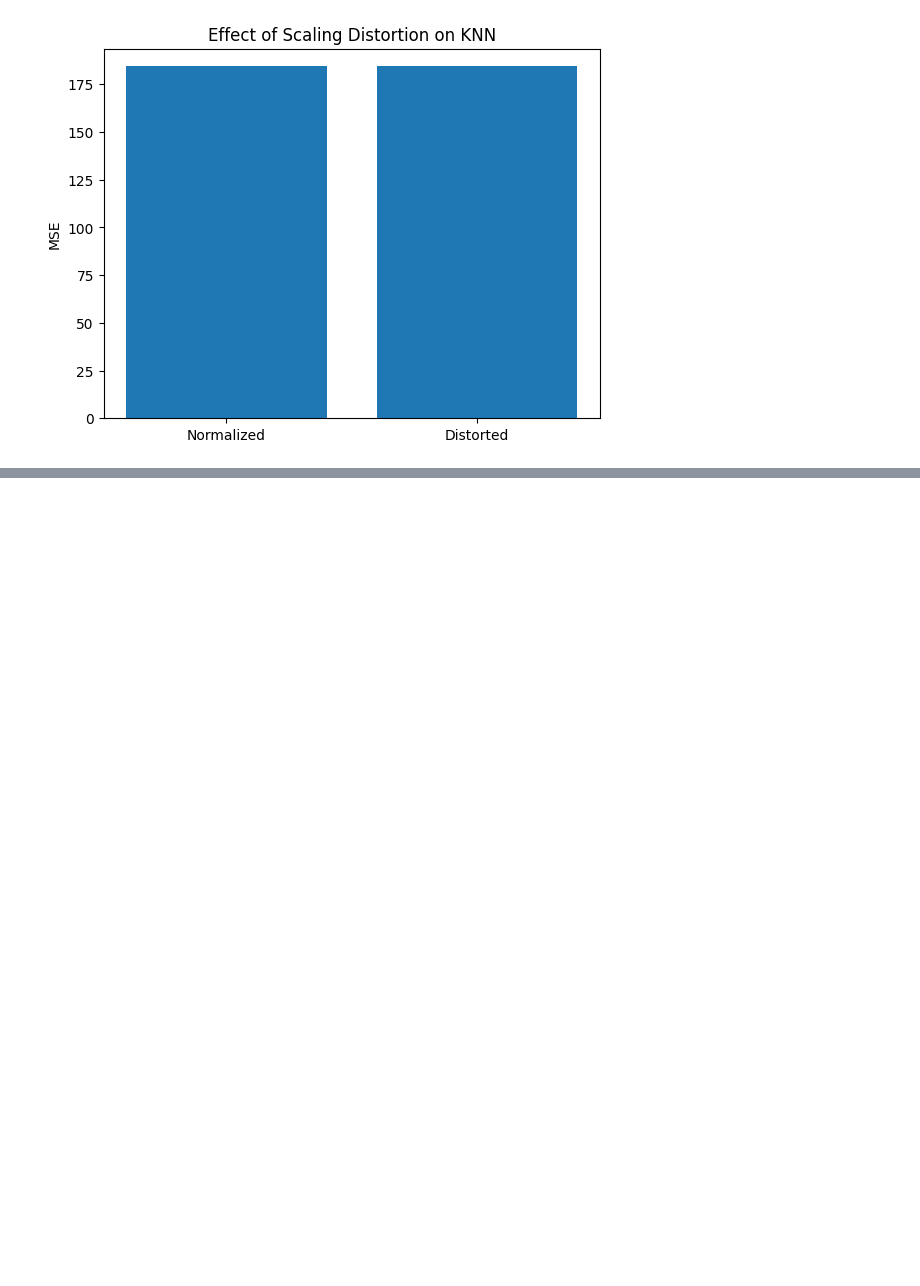
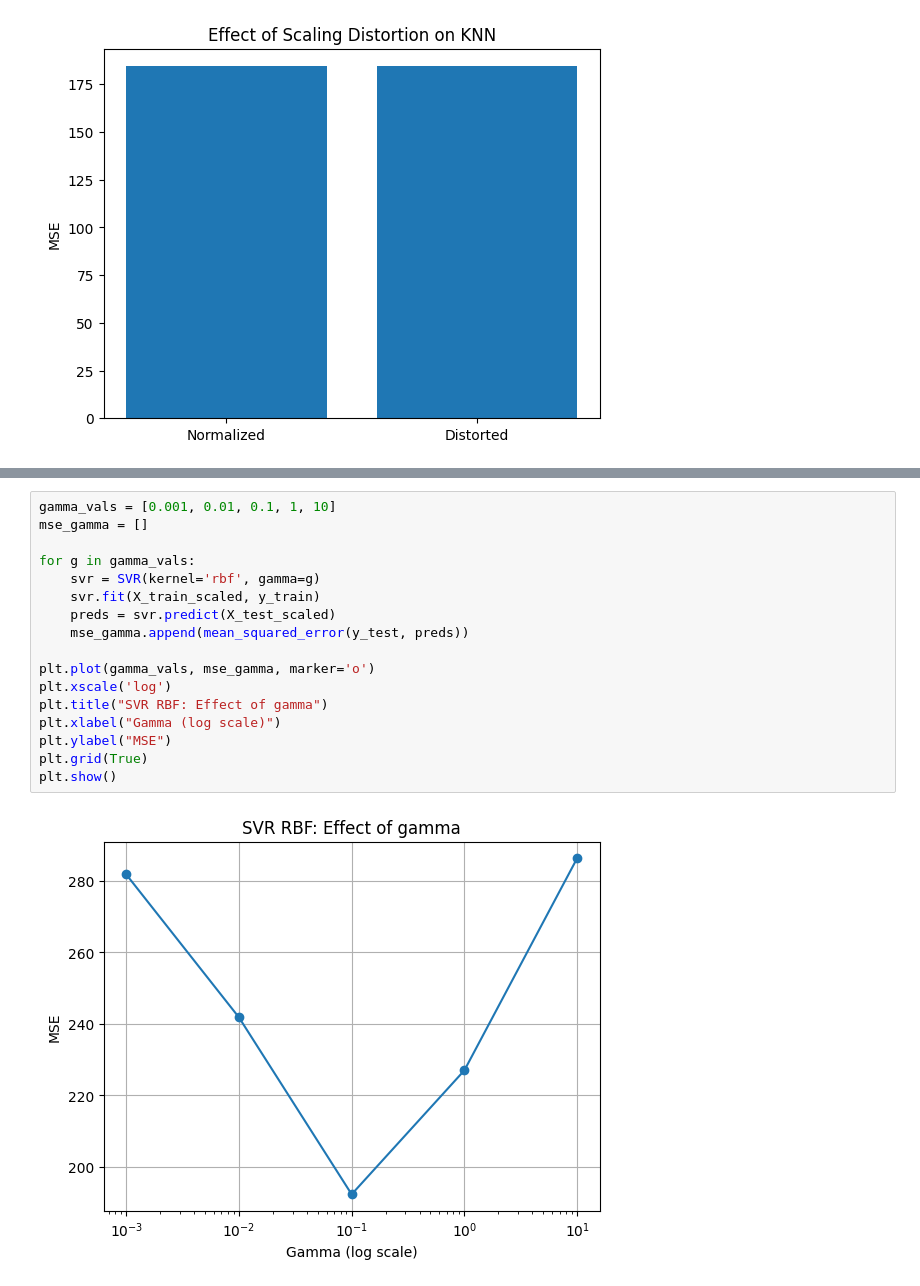
Before and after one commit to Datboy0127/Gamblers-CDS-Onboarding-Project, a Jupyter notebook: competition/SL_Regression.ipynb, the cells around one changed output, grey strips where cells are left out. Drawn from its saved outputs; the diff is of its cells as text; blank space fills up the shorter version.

```diff
--- a/competition/SL_Regression.ipynb
+++ b/competition/SL_Regression.ipynb
@@ -210,0 +264,19 @@ Text(0, 0.5, 'MSE')
+# %%
+gamma_vals = [0.001, 0.01, 0.1, 1, 10]
+mse_gamma = []
+
+for g in gamma_vals:
+    svr = SVR(kernel='rbf', gamma=g)
+    svr.fit(X_train_scaled, y_train)
+    preds = svr.predict(X_test_scaled)
+    mse_gamma.append(mean_squared_error(y_test, preds))
+
+plt.plot(gamma_vals, mse_gamma, marker='o')
+plt.xscale('log')
+plt.title("SVR RBF: Effect of gamma")
+plt.xlabel("Gamma (log scale)")
+plt.ylabel("MSE")
+plt.grid(True)
+plt.show()
+# %% [output]
+[figure, added]
```
Also changed, not shown: parts of 4 cells of this notebook.
